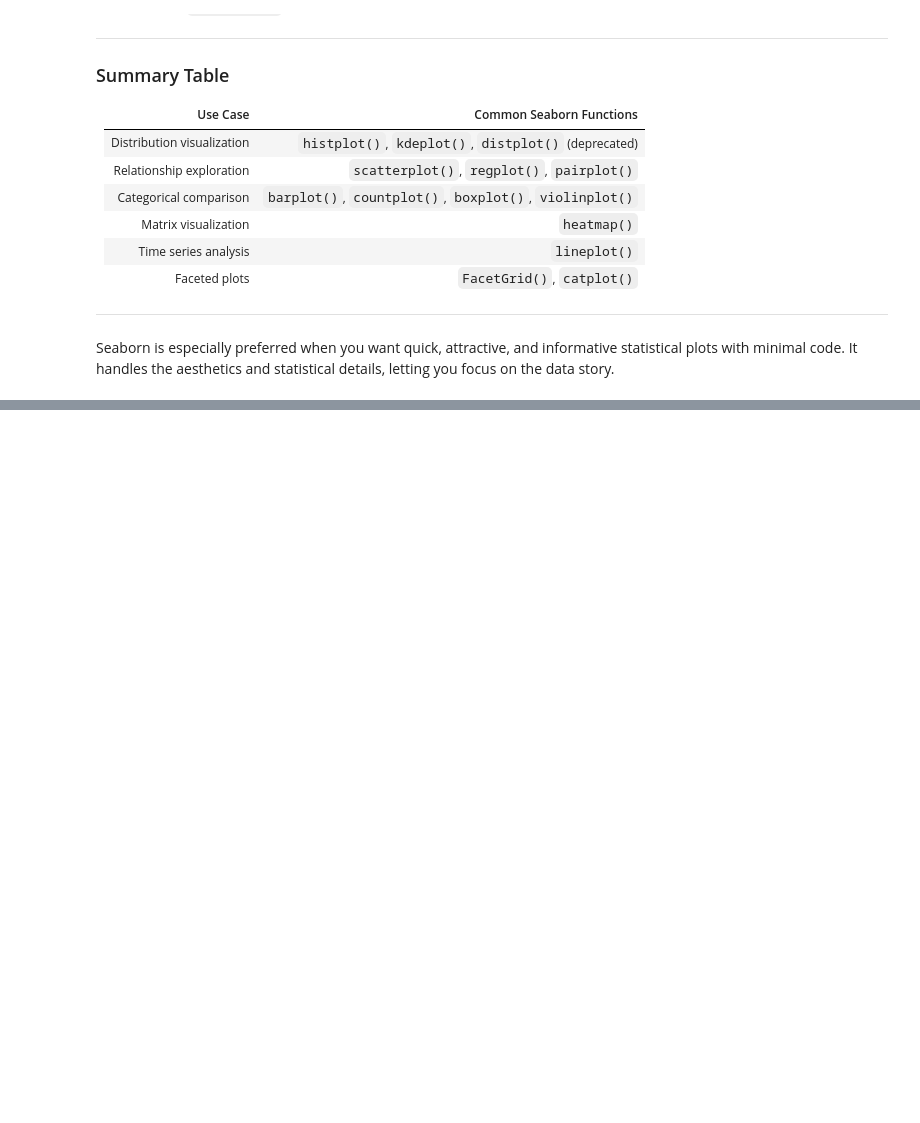
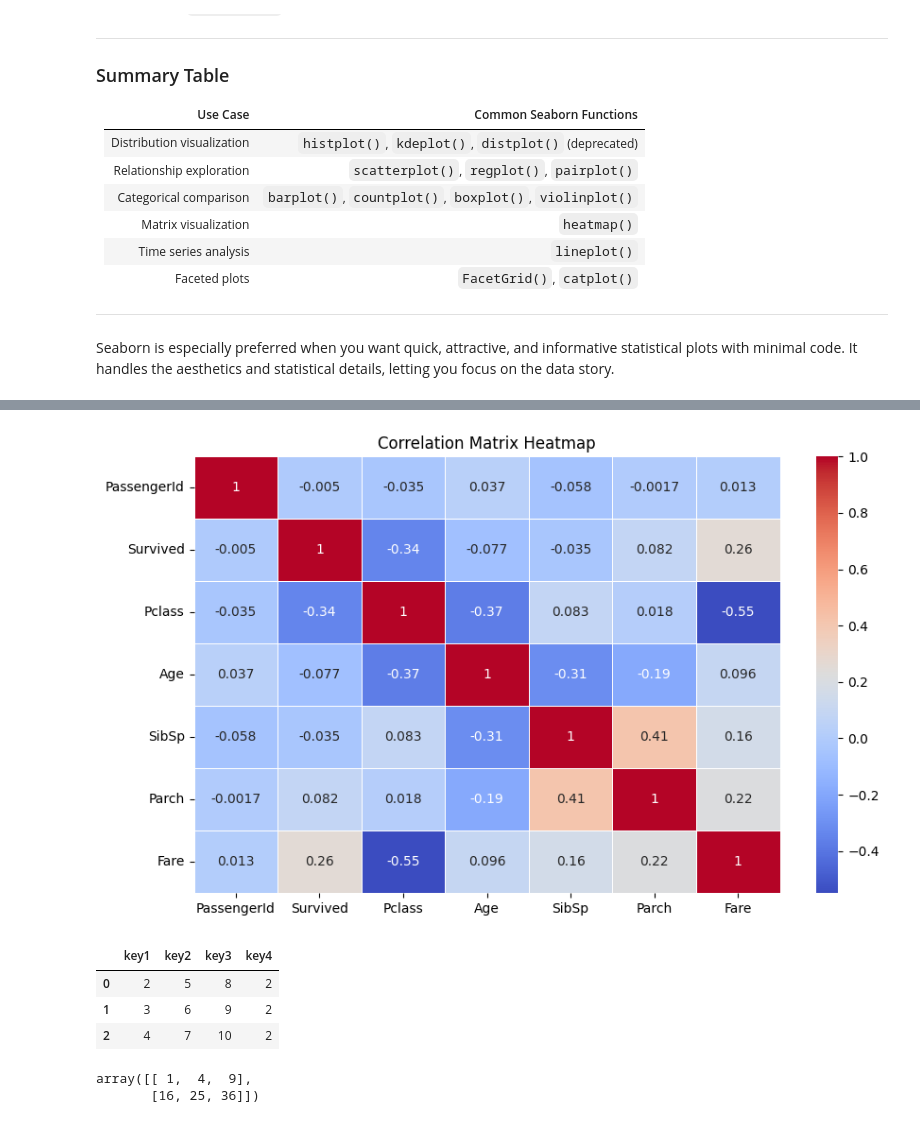
Before and after one commit to fp05107/PW_Skills_Assignments, a Jupyter notebook: Milestone_1_Python/DataToolkit.ipynb, the cells around one changed output, grey strips where cells are left out. Cells and saved outputs as stored; diff of their text form; code cells hidden in the pictures; blank space fills up the shorter version.

```diff
--- a/Milestone_1_Python/DataToolkit.ipynb
+++ b/Milestone_1_Python/DataToolkit.ipynb
@@ -376,0 +413,16 @@ Seaborn is especially preferred when you want quick, attractive, and informative
+# %%
+# 4. How do you calculate the correlation matrix using Seaborn and visualize it with a heatmap?
+import seaborn as sns
+
+df = pd.read_csv("https://raw.githubusercontent.com/datasciencedojo/datasets/master/titanic.csv")
+
+corr_matrix = df.corr(numeric_only=True)
+
+plt.figure(figsize=(10, 6))
+
+sns.heatmap(corr_matrix, annot=True, cmap="coolwarm", linewidths=0.5)
+
+plt.title("Correlation Matrix Heatmap")
+plt.show()
+# %% [output]
+[figure, added]
@@ -376,0 +441,27 @@ Seaborn is especially preferred when you want quick, attractive, and informative
+# %%
+# 6. Create a DataFrame and add a new column based on an existing column.
+
+d = {'key1': [2, 3, 4],
+    'key2':[5, 6, 7],
+    'key3': [8, 9, 10]}
+
+df = pd.DataFrame(d)
+df["key4"] = [2, 2, 2]
+df
+# %% [output]
+|  | key1 | key2 | key3 | key4 |
+| 0 | 2 | 5 | 8 | 2 |
+| 1 | 3 | 6 | 9 | 2 |
+| 2 | 4 | 7 | 10 | 2 |
+# %%
+# 7. Write a program to perform element-wise multiplication of two NumPy arrays.
+
+arr1 = np.array([[1,2,3], [4,5,6]])
+arr2 = np.array([[1,2,3], [4,5,6]])
+
+arr1 * arr2
+result = np.multiply(arr1, arr2)
+result
+# %% [output]
+array([[ 1,  4,  9],
+       [16, 25, 36]])
```
Also changed, not shown: parts of 11 cells of this notebook.
